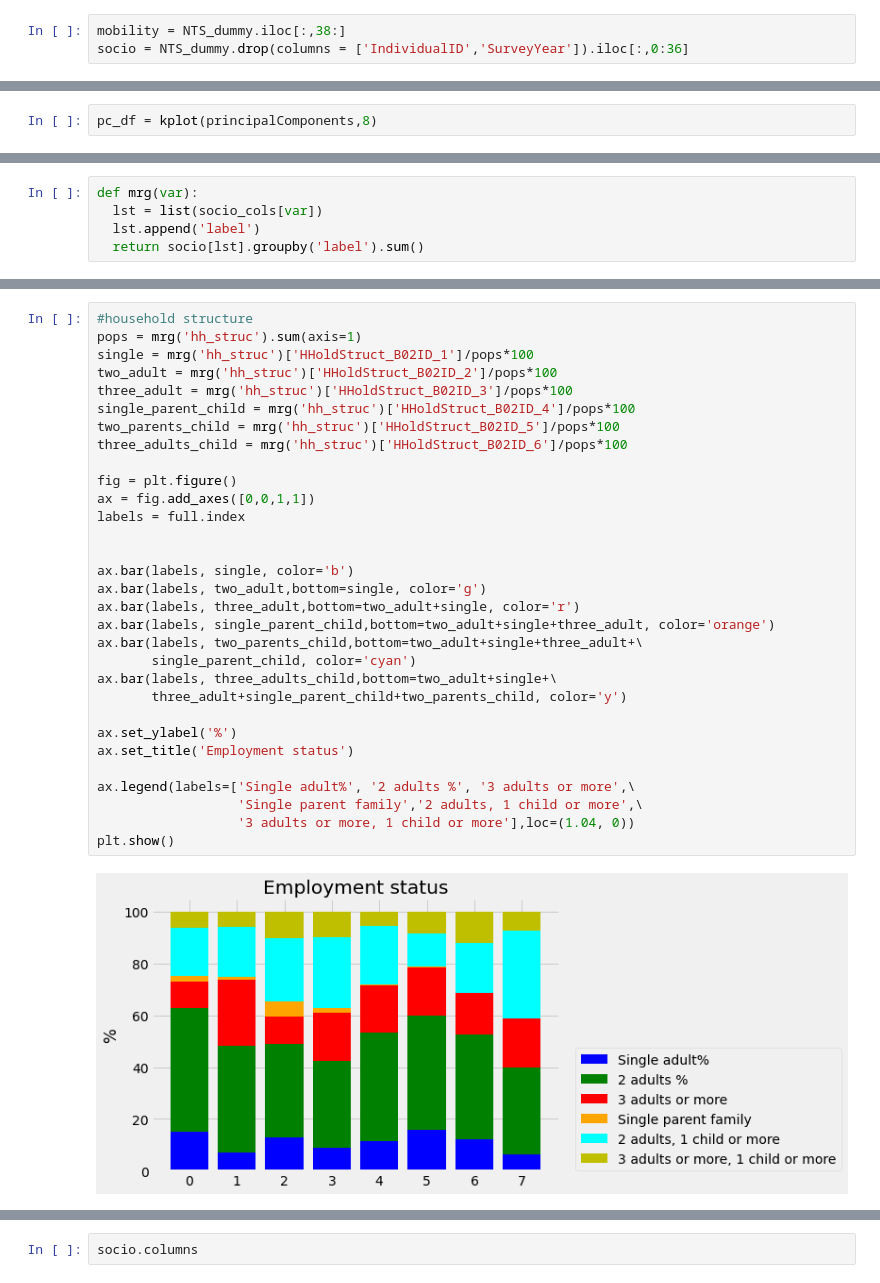
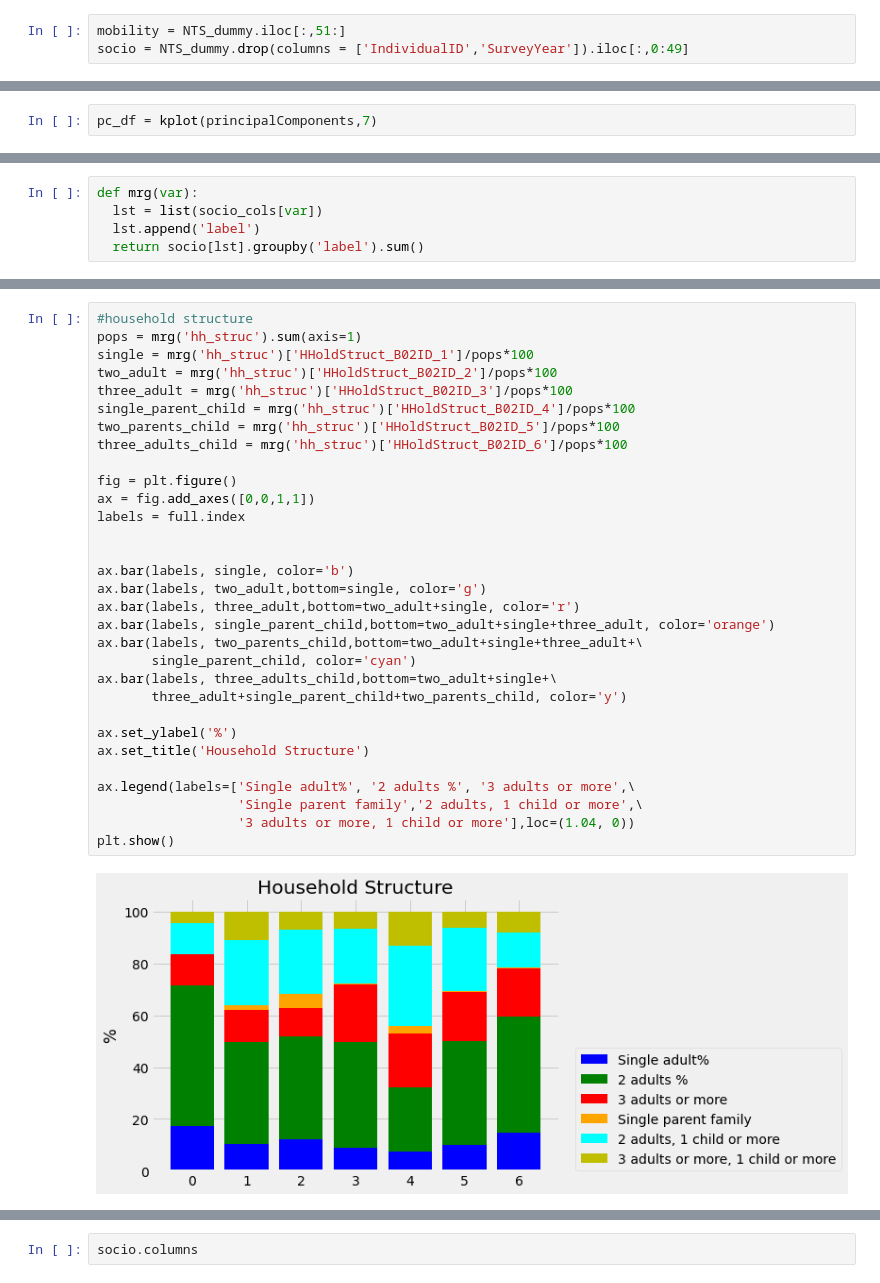
Before and after one commit to arashk1990/covid19mobility, a Jupyter notebook: models/clustering.ipynb, the cells around one changed output, grey strips where cells are left out. Cells and saved outputs as stored; diff of their text form.

Commit message:
region added to graphs,+ new clustering based on updated features

```diff
--- a/models/clustering.ipynb
+++ b/models/clustering.ipynb
@@ -43,8 +29,8 @@ Name: label, Length: 2445, dtype: int32
 #na occurs for std of users with one trip, or count of users with no weekend trip
 NTS_dummy = NTS_dummy.fillna(0)
 # %%
-mobility = NTS_dummy.iloc[:,38:]
-socio = NTS_dummy.drop(columns = ['IndividualID','SurveyYear']).iloc[:,0:36]
+mobility = NTS_dummy.iloc[:,51:]
+socio = NTS_dummy.drop(columns = ['IndividualID','SurveyYear']).iloc[:,0:49]
 # %%
 socio_cols = {'age' : socio.columns[0:6],
 'sex' : socio.columns[6:8],
@@ -162,7 +149,7 @@ def kplot(pcs,k):
 
   return df
 # %%
-pc_df = kplot(principalComponents,8)
+pc_df = kplot(principalComponents,7)
 # %%
 pc_df.groupby('label').size()
 # %% [output]
@@ -411,35 +453,35 @@ plt.show()
 #household structure
 pops = mrg('hh_struc').sum(axis=1)
 single = mrg('hh_struc')['HHoldStruct_B02ID_1']/pops*100
 two_adult = mrg('hh_struc')['HHoldStruct_B02ID_2']/pops*100
 three_adult = mrg('hh_struc')['HHoldStruct_B02ID_3']/pops*100
 single_parent_child = mrg('hh_struc')['HHoldStruct_B02ID_4']/pops*100
 two_parents_child = mrg('hh_struc')['HHoldStruct_B02ID_5']/pops*100
 three_adults_child = mrg('hh_struc')['HHoldStruct_B02ID_6']/pops*100
 
 fig = plt.figure()
 ax = fig.add_axes([0,0,1,1])
 labels = full.index
 
 
 ax.bar(labels, single, color='b')
 ax.bar(labels, two_adult,bottom=single, color='g')
 ax.bar(labels, three_adult,bottom=two_adult+single, color='r')
 ax.bar(labels, single_parent_child,bottom=two_adult+single+three_adult, color='orange')
 ax.bar(labels, two_parents_child,bottom=two_adult+single+three_adult+\
        single_parent_child, color='cyan')
 ax.bar(labels, three_adults_child,bottom=two_adult+single+\
        three_adult+single_parent_child+two_parents_child, color='y')
 
 ax.set_ylabel('%')
-ax.set_title('Employment status')
+ax.set_title('Household Structure')
 
 ax.legend(labels=['Single adult%', '2 adults %', '3 adults or more',\
                   'Single parent family','2 adults, 1 child or more',\
                   '3 adults or more, 1 child or more'],loc=(1.04, 0))
 plt.show()
 # %% [output]
-[figure, old version]
+[figure, new version]
 # %%
 #social class
 pops = mrg('hh_socialclass').sum(axis=1)
```
Also changed, not shown: parts of 22 cells of this notebook.
